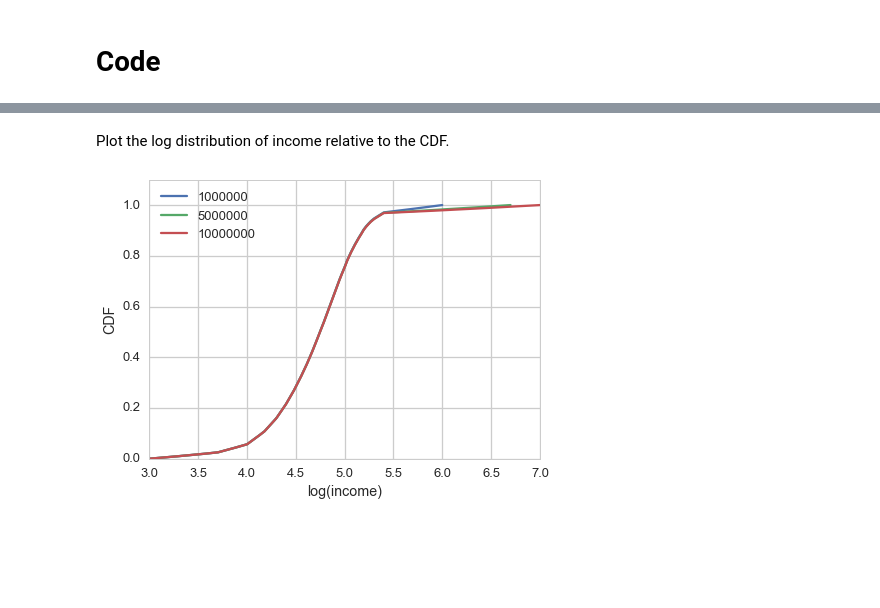
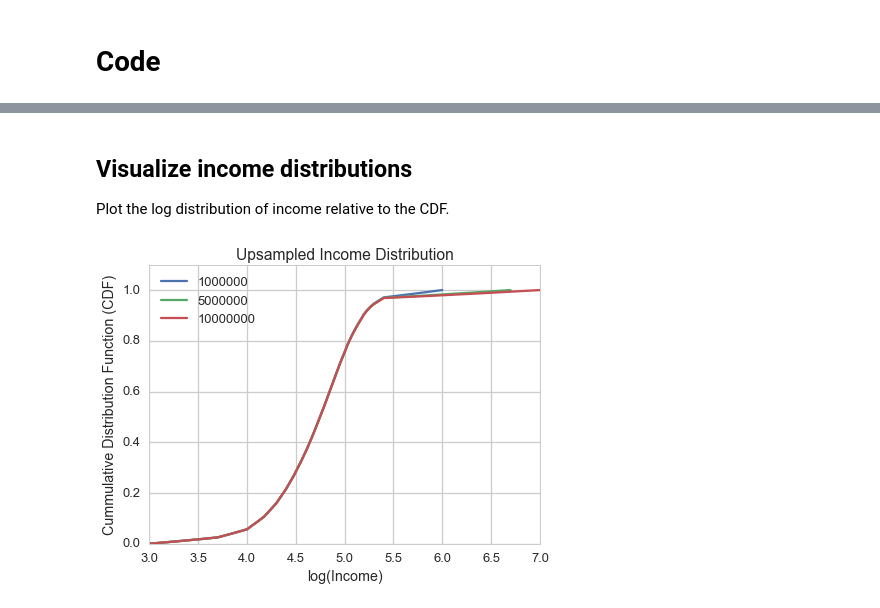
Before and after one commit to anhlbt/dsp, a Jupyter notebook: statistics/6-1-household_income.ipynb, the cells around one changed output, grey strips where cells are left out. Cells and saved outputs as stored; diff of their text form; code cells hidden in the pictures; blank space fills up the shorter version.

```diff
--- a/statistics/6-1-household_income.ipynb
+++ b/statistics/6-1-household_income.ipynb
@@ -88,9 +96,9 @@ data.loc[0, 'log_lower'] = 3.0
 Resample the data using a log-linear distribution.
 # %%
 # The resampling function
-def freq_resampler(df, log_upper=None):
+def freq_upsampler(df, log_upper=None):
 
-    # This resampling method only works on Series
+    # Expanding # of rows only works on Series
     series = df.squeeze()
 
     if not np.isinf(series.log_upper):
@@ -103,7 +111,7 @@ def freq_resampler(df, log_upper=None):
 
 
 resampled_data = map(lambda y: ( data.groupby(level=0, group_keys=False)
-                                 .apply(lambda x: freq_resampler(x, y))
+                                 .apply(lambda x: freq_upsampler(x, y))
                                 ), log_upper)
 
 resampled_data = pd.concat(resampled_data, axis=1)
@@ -135,4 +153,5 @@ print(tabulate(statistics,
 # %% [markdown]
+## Visualize income distributions
 Plot the log distribution of income relative to the CDF.
 # %%
 cdf = resampled_data.cumsum() / resampled_data.sum()
@@ -141,17 +160,19 @@ combined_data.columns = pd.MultiIndex.from_product([['income', 'cdf'], resampled
 # %%
 sns.set_context('talk')
 sns.set_style('whitegrid')
 
 fig = plt.figure()
 fig.set_size_inches(7, 5)
+
 ax = plt.axes()
 
 _ = combined_data.stack().groupby(level=-1).plot('income', 'cdf', kind='line', ax=ax)
 
 lines, labels = ax.get_legend_handles_labels()
-ax.legend(lines, combined_data.columns.get_level_values(1).unique(),loc=0)
+ax.legend(lines, combined_data.columns.get_level_values(1).unique(), loc=0)
 _ = ax.set_ylim(0, 1.1)
-_ = ax.set_xlabel('log(income)')
-_ = ax.set_ylabel('CDF')
+_ = ax.set_xlabel('log(Income)')
+_ = ax.set_ylabel('Cummulative Distribution Function (CDF)')
+_ = ax.set_title('Upsampled Income Distribution')
 # %% [output]
-[figure, old version]
+[figure, new version]
```
Also changed, not shown: parts of 13 cells of this notebook, 3 other files.
